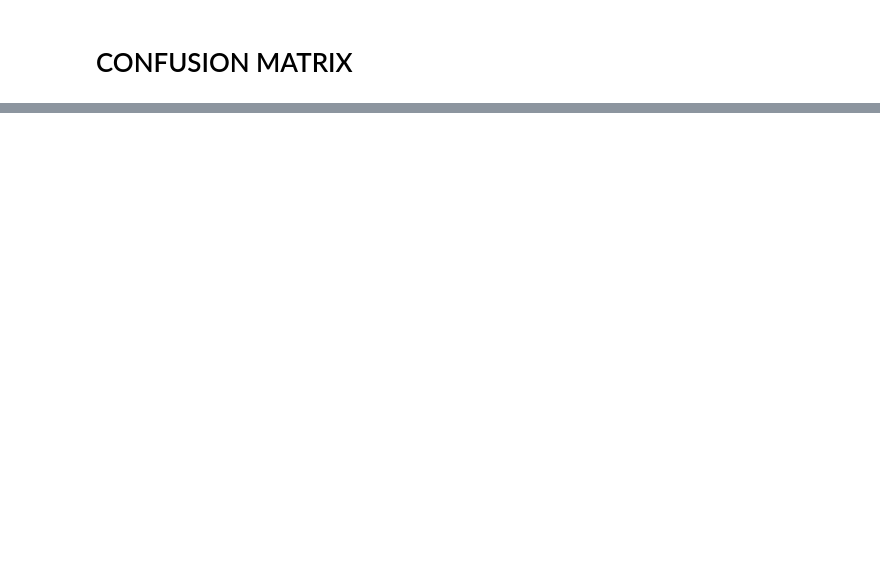
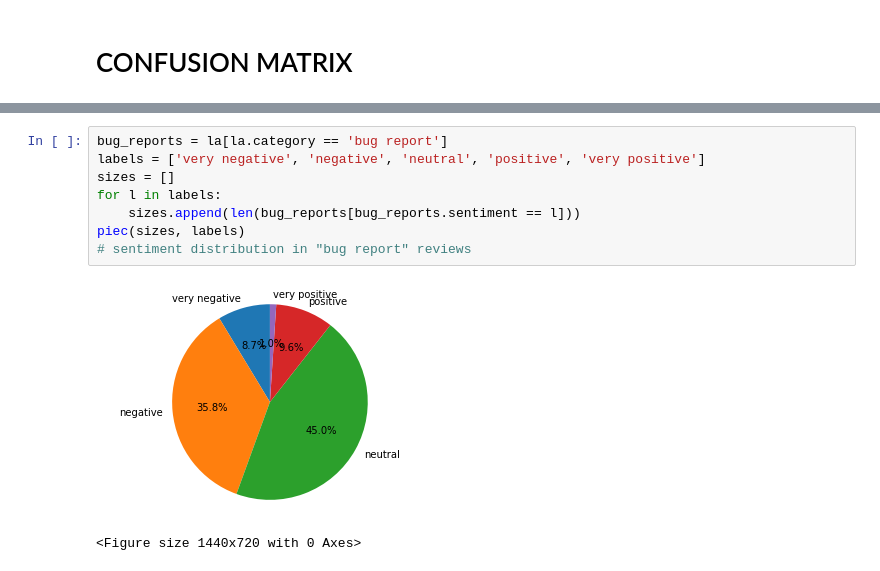
Before and after one commit to gohovd/user-reviews-ts-ad, a Jupyter notebook: NLP and CLF testing.ipynb, the cells around one changed output, grey strips where cells are left out. Cells and saved outputs as stored; diff of their text form; blank space fills up the shorter version.

```diff
--- a/NLP and CLF testing.ipynb
+++ b/NLP and CLF testing.ipynb
@@ -842,0 +928,11 @@ F1               62.48638713930551
+# %%
+bug_reports = la[la.category == 'bug report']
+labels = ['very negative', 'negative', 'neutral', 'positive', 'very positive']
+sizes = []
+for l in labels:
+    sizes.append(len(bug_reports[bug_reports.sentiment == l]))
+piec(sizes, labels)
+# sentiment distribution in "bug report" reviews
+# %% [output]
+[figure, added]
+<Figure size 1440x720 with 0 Axes>
```
Also changed, not shown: parts of 100 cells of this notebook, 2 other files.
